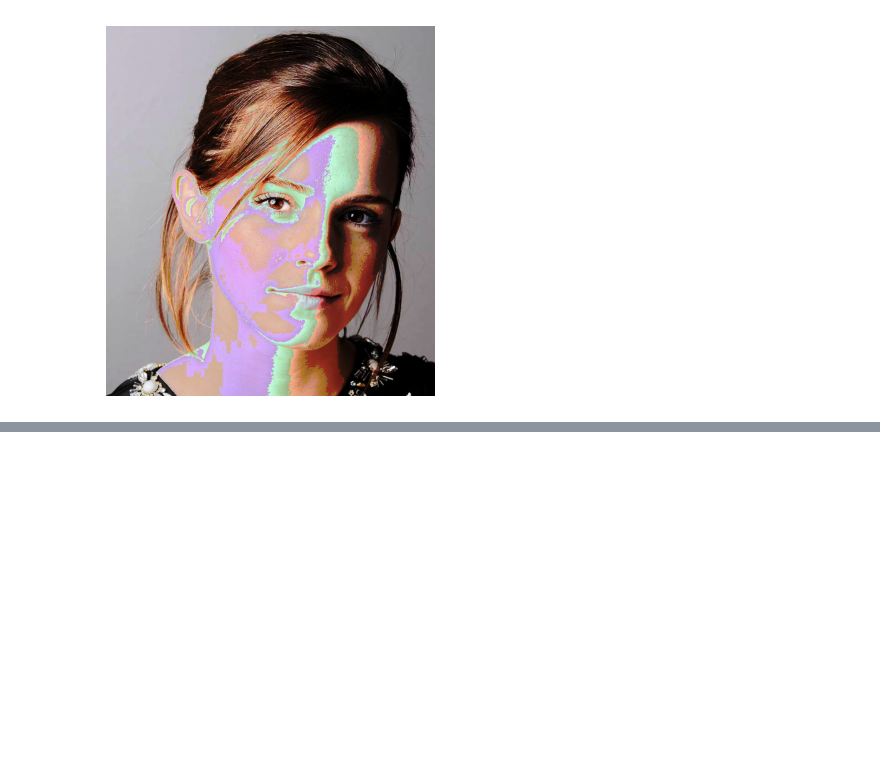
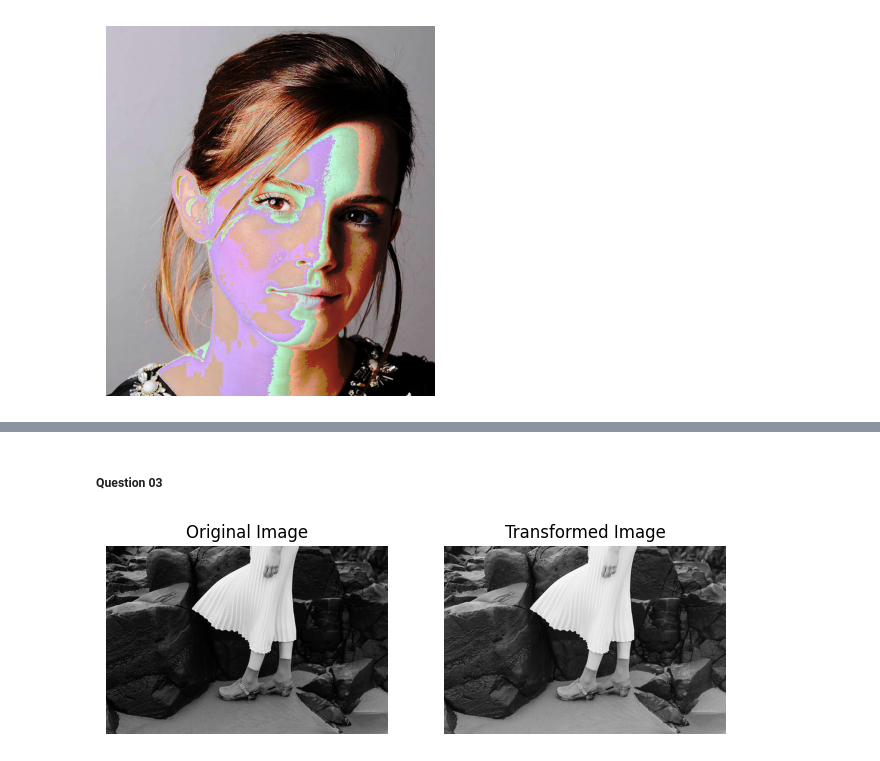
Before and after one commit to pulasthi-u/en3160-assignment01, a Jupyter notebook: code_assignment1.ipynb, the cells around one changed output, grey strips where cells are left out. Cells and saved outputs as stored; diff of their text form; code cells hidden in the pictures; blank space fills up the shorter version.

```diff
--- a/code_assignment1.ipynb
+++ b/code_assignment1.ipynb
@@ -25,0 +54,36 @@ plt.show()
+# %% [markdown]
+##### Question 03
+# %%
+# Open the required image and convert the color space to LAB
+img = cv2.imread("a1images/highlights_and_shadows.jpg")
+img = cv2.cvtColor(img, cv2.COLOR_BGR2LAB)
+
+# Extract the L plane
+img_l = img[:, :, 0]
+
+# Set the value of gamma for the transformation
+gamma = 0.7
+
+# Construct a vector representing the intensity transformation
+T = np.arange(0, 256, dtype=np.uint8) / 255.0
+T = (T ** gamma) * 255
+
+# Apply the transformation to the L plane
+img_t = T[img_l]
+
+# Set up the plot and display the images
+fig, ax = plt.subplots(1, 2, figsize=(8, 8))
+for a in ax:
+    a.axis('off')
+
+ax[0].set_title("Original Image")
+ax[0].imshow(img_l, cmap='gray')
+
+ax[1].set_title("Transformed Image")
+ax[1].imshow(img_t, cmap='gray')
+
+
+
+plt.show()
+# %% [output]
+[figure, added]
```
Also changed, not shown: parts of 5 cells of this notebook.
